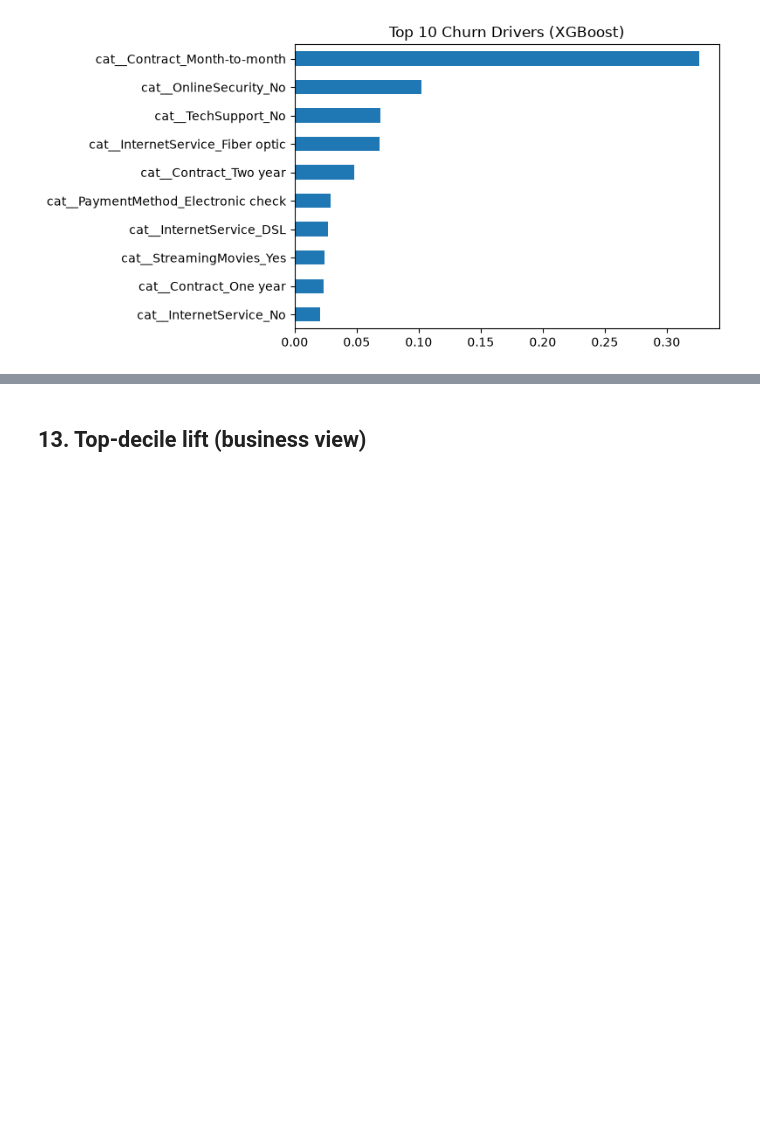
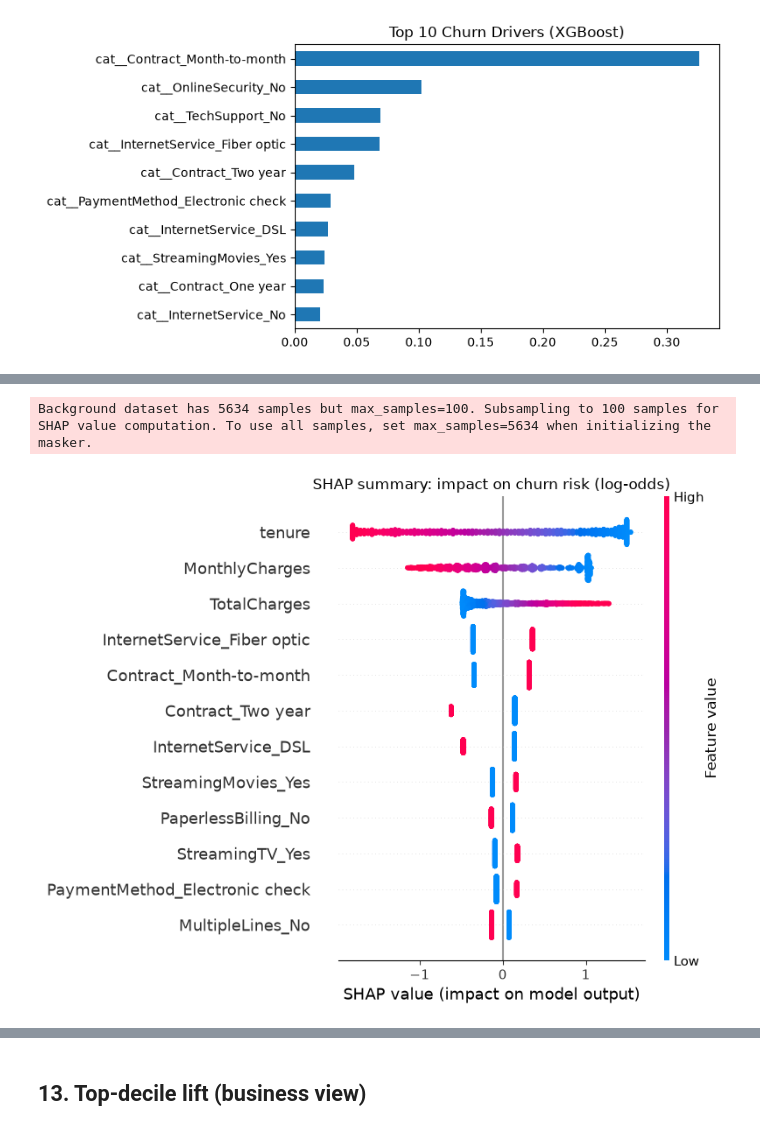
Before and after one commit to mahee0802/FUTURE_ML_02, a Jupyter notebook: notebook/ML_2.ipynb, the cells around one changed output, grey strips where cells are left out. Cells and saved outputs as stored; diff of their text form; code cells hidden in the pictures; blank space fills up the shorter version.

Commit message:
Updated shap

```diff
--- a/notebook/ML_2.ipynb
+++ b/notebook/ML_2.ipynb
@@ -193,14 +237,22 @@ The default 0.5 cutoff is not optimal. Pick the threshold that maximises F1 on t
 # %%
+from sklearn.model_selection import cross_val_predict
+from sklearn.base import clone
+
 best_name = 'Logistic Regression'          # simplest model, ~tied with XGBoost on ROC-AUC
-best_pipe = pipelines[best_name]
-best_prob = probs[best_name]
+best_pipe = pipelines[best_name]           # already fitted on X_train in Section 8
+best_prob = probs[best_name]               # test-set scores (used for evaluation only)
 
-pr, rc, th = precision_recall_curve(y_test, best_prob)
+# 1) OOF probabilities on the TRAINING data only (a fresh clone is fitted inside each fold)
+oof_prob = cross_val_predict(clone(best_pipe), X_train, y_train, cv=cv, method='predict_proba')[:, 1]
+
+# 2) pick the F1-optimal threshold on the OOF scores, then freeze it
+pr, rc, th = precision_recall_curve(y_train, oof_prob)
 f1 = 2 * pr * rc / (pr + rc + 1e-9)
 best_t = th[f1[:-1].argmax()]
-print(f"Best-F1 threshold: {best_t:.3f}\n")
+print(f"Threshold chosen from training OOF predictions: {best_t:.3f}\n")
 
-for t, label in [(0.5, "Default threshold 0.5"), (best_t, f"Tuned threshold {best_t:.3f}")]:
-    print("=== " + label + " ===")
+# 3) evaluate ONCE on the untouched test set
+for t, label in [(0.5, "Default threshold 0.5"), (best_t, f"Frozen threshold {best_t:.3f}")]:
+    print("=== " + label + " (test set) ===")
     print(classification_report(y_test, (best_prob >= t).astype(int), digits=3))
 # %% [output]
@@ -255,0 +313,26 @@ plt.tight_layout(); plt.show()
+# %%
+# pip install shap
+import shap
+from scipy import sparse
+
+pre_fit = best_pipe.named_steps['pre']
+lr_fit = best_pipe.named_steps['clf']
+shap_names = pre_fit.get_feature_names_out()
+shap_names = [n.split('__', 1)[1] for n in shap_names]      # drop the 'num__' / 'cat__' prefixes
+
+def dense(a):
+    return a.toarray() if sparse.issparse(a) else np.asarray(a)
+
+Xtr_s = dense(pre_fit.transform(X_train))
+Xte_s = dense(pre_fit.transform(X_test))
+
+explainer = shap.LinearExplainer(lr_fit, Xtr_s)
+shap_values = explainer.shap_values(Xte_s)                  # (n_test, n_features), in log-odds
+
+# Global view: which features matter most, and in which direction
+shap.summary_plot(shap_values, Xte_s, feature_names=shap_names, max_display=12, show=False)
+plt.title("SHAP summary: impact on churn risk (log-odds)")
+plt.tight_layout(); plt.show()
+# %% [output]
+Background dataset has 5634 samples but max_samples=100. Subsampling to 100 samples for SHAP value computation. To use all samples, set max_samples=5634 when initializing the masker.
+[figure, added]
```
Also changed, not shown: parts of 9 cells of this notebook, 2 other files.
